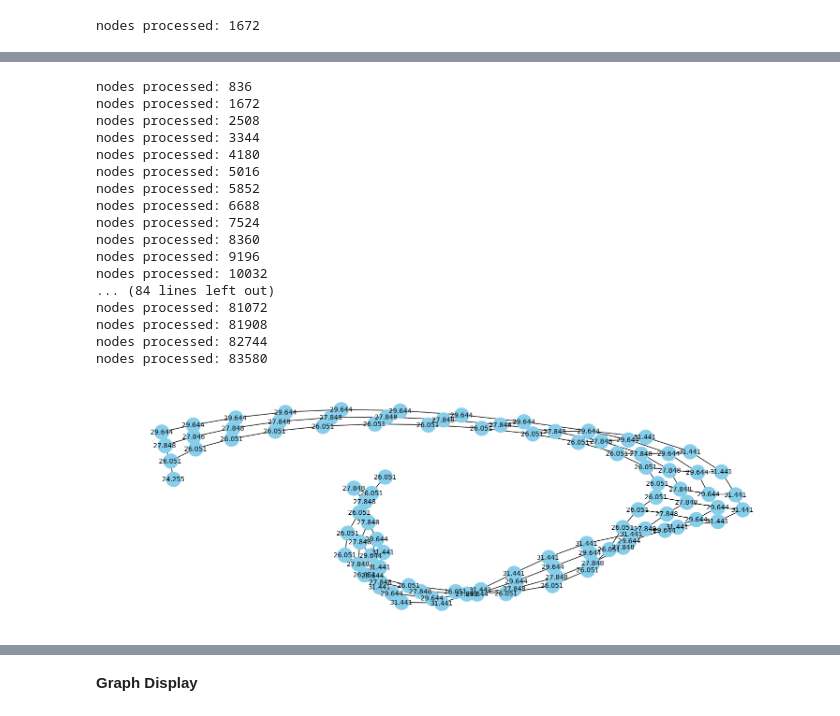
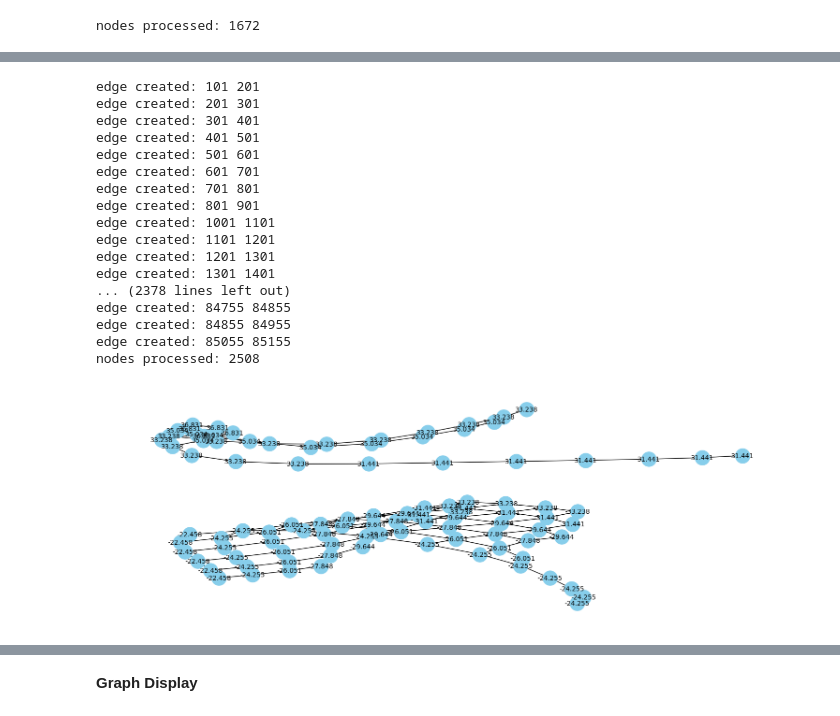
Before and after one commit to RoyZhaoGA/DroughtForecastAI, a Jupyter notebook: Spatial_GNNDroughtPrediction200k.ipynb, the cells around one changed output, grey strips where cells are left out. Cells and saved outputs as stored; diff of their text form; code cells hidden in the pictures.

```diff
--- a/Spatial_GNNDroughtPrediction200k.ipynb
+++ b/Spatial_GNNDroughtPrediction200k.ipynb
@@ -233,7 +233,7 @@ display_a_to_b_nodes(test_graph, 800, 900, "Lat")
 #Create Spatial Edges
 total_index=0
 
-for month in unique_list_of_months:
+for month in unique_list_of_months[1:4]:
   dataset_subset = sort_processed_dataset[sort_processed_dataset["Month"] == month]
   curLon = 0
   curLat = 0
@@ -252,10 +252,12 @@ for month in unique_list_of_months:
 
   #Add north-south edges
   dataset_subset = dataset_subset.sort_values(by=['Lon','Lat'])
+  prevNode = 0
 
   for i, row_i in dataset_subset.iterrows():
     if curLon == row_i["Lon"]:
       Spatial_temporal_graph.add_edge(prevNode, i+total_index)
+      print("edge created: "+str(prevNode)+" "+str(i+total_index))
       prevNode = i+total_index
     else:
       curLon = row_i["Lon"]
@@ -264,27 +266,27 @@ for month in unique_list_of_months:
   total_index = len(dataset_subset) + total_index
   print("nodes processed: " + str(total_index))
 # %% [output]
-nodes processed: 836
-nodes processed: 1672
+edge created: 101 201
+edge created: 201 301
+edge created: 301 401
+edge created: 401 501
+edge created: 501 601
+edge created: 601 701
+edge created: 701 801
+edge created: 801 901
+edge created: 1001 1101
+edge created: 1101 1201
+edge created: 1201 1301
+edge created: 1301 1401
+... (2378 lines left out)
+edge created: 84755 84855
+edge created: 84855 84955
+edge created: 85055 85155
 nodes processed: 2508
-nodes processed: 3344
-nodes processed: 4180
-nodes processed: 5016
-nodes processed: 5852
-nodes processed: 6688
-nodes processed: 7524
-nodes processed: 8360
-nodes processed: 9196
-nodes processed: 10032
-... (84 lines left out)
-nodes processed: 81072
-nodes processed: 81908
-nodes processed: 82744
-nodes processed: 83580
 # %%
-display_a_to_b_nodes(Spatial_temporal_graph, 700, 800, "Lat")
+display_a_to_b_nodes(Spatial_temporal_graph, 800, 900, "Lat")
 # %% [output]
-[figure, old version]
+[figure, new version]
 # %%
 #Create Temporal Edges
 total_index=0
```
Also changed, not shown: parts of 1 cell of this notebook.
